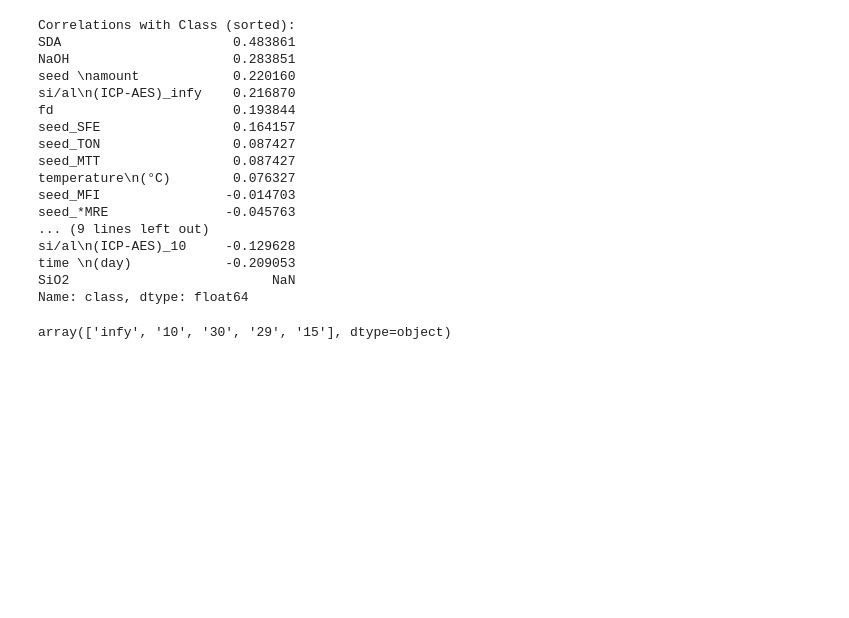
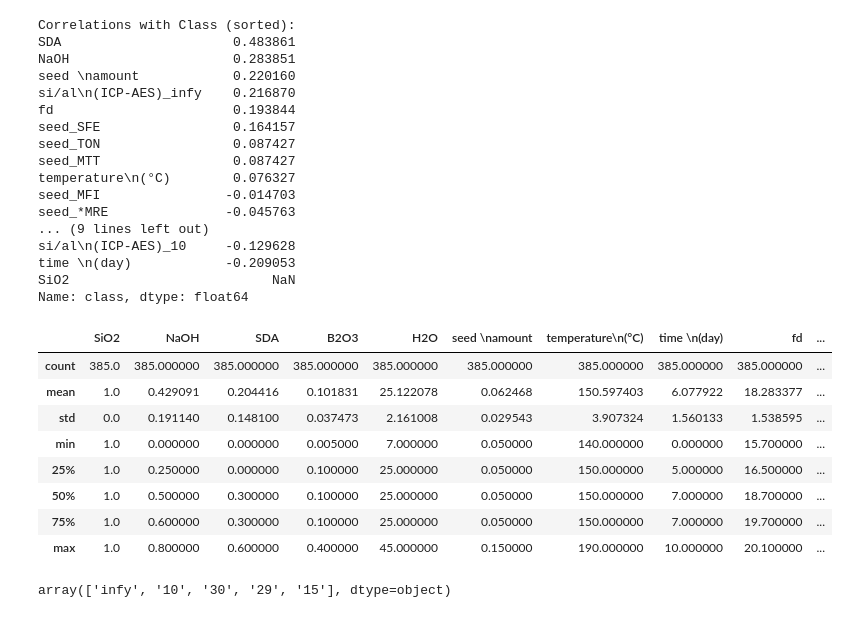
Before and after one commit to nerissavu/zeolite_exam, a Jupyter notebook: explore_data.ipynb, the cells around one changed output. Drawn from its saved outputs; the diff is of its cells as text; code cells hidden in the pictures; blank space fills up the shorter version.

```diff
--- a/explore_data.ipynb
+++ b/explore_data.ipynb
@@ -354,6 +354,18 @@ si/al\n(ICP-AES)_10     -0.129628
 time \n(day)            -0.209053
 SiO2                          NaN
 Name: class, dtype: float64
+# %%
+df.describe()
+# %% [output]
+|  | SiO2 | NaOH | SDA | B2O3 | H2O | seed \namount | temperature\n(°C) | time \n(day) | fd | ... |
+| count | 385.0 | 385.000000 | 385.000000 | 385.000000 | 385.000000 | 385.000000 | 385.000000 | 385.000000 | 385.000000 | ... |
+| mean | 1.0 | 0.429091 | 0.204416 | 0.101831 | 25.122078 | 0.062468 | 150.597403 | 6.077922 | 18.283377 | ... |
+| std | 0.0 | 0.191140 | 0.148100 | 0.037473 | 2.161008 | 0.029543 | 3.907324 | 1.560133 | 1.538595 | ... |
+| min | 1.0 | 0.000000 | 0.000000 | 0.005000 | 7.000000 | 0.050000 | 140.000000 | 0.000000 | 15.700000 | ... |
+| 25% | 1.0 | 0.250000 | 0.000000 | 0.100000 | 25.000000 | 0.050000 | 150.000000 | 5.000000 | 16.500000 | ... |
+| 50% | 1.0 | 0.500000 | 0.300000 | 0.100000 | 25.000000 | 0.050000 | 150.000000 | 7.000000 | 18.700000 | ... |
+| 75% | 1.0 | 0.600000 | 0.300000 | 0.100000 | 25.000000 | 0.050000 | 150.000000 | 7.000000 | 19.700000 | ... |
+| max | 1.0 | 0.800000 | 0.600000 | 0.400000 | 45.000000 | 0.150000 | 190.000000 | 10.000000 | 20.100000 | ... |
 # %%
 df_clean_2['si/al\n(ICP-AES)'].unique()
 # %% [output]
```
Also changed, not shown: parts of 3 cells of this notebook.
